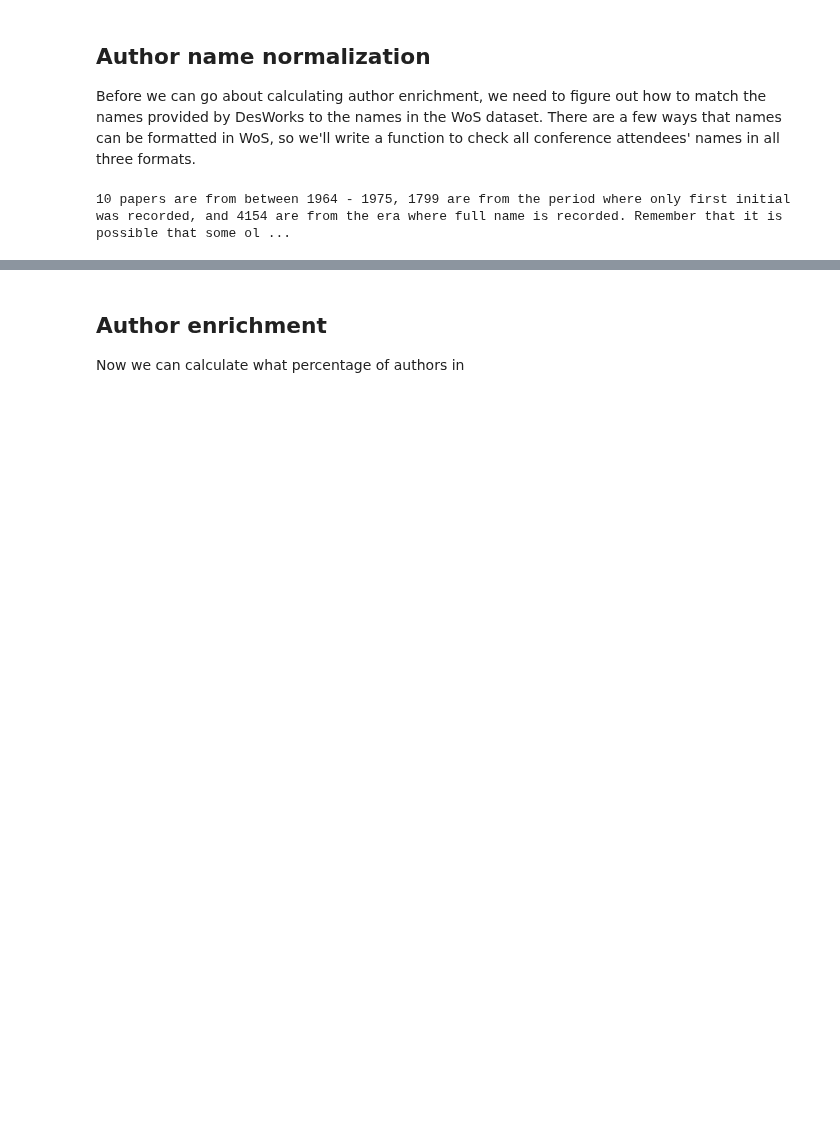
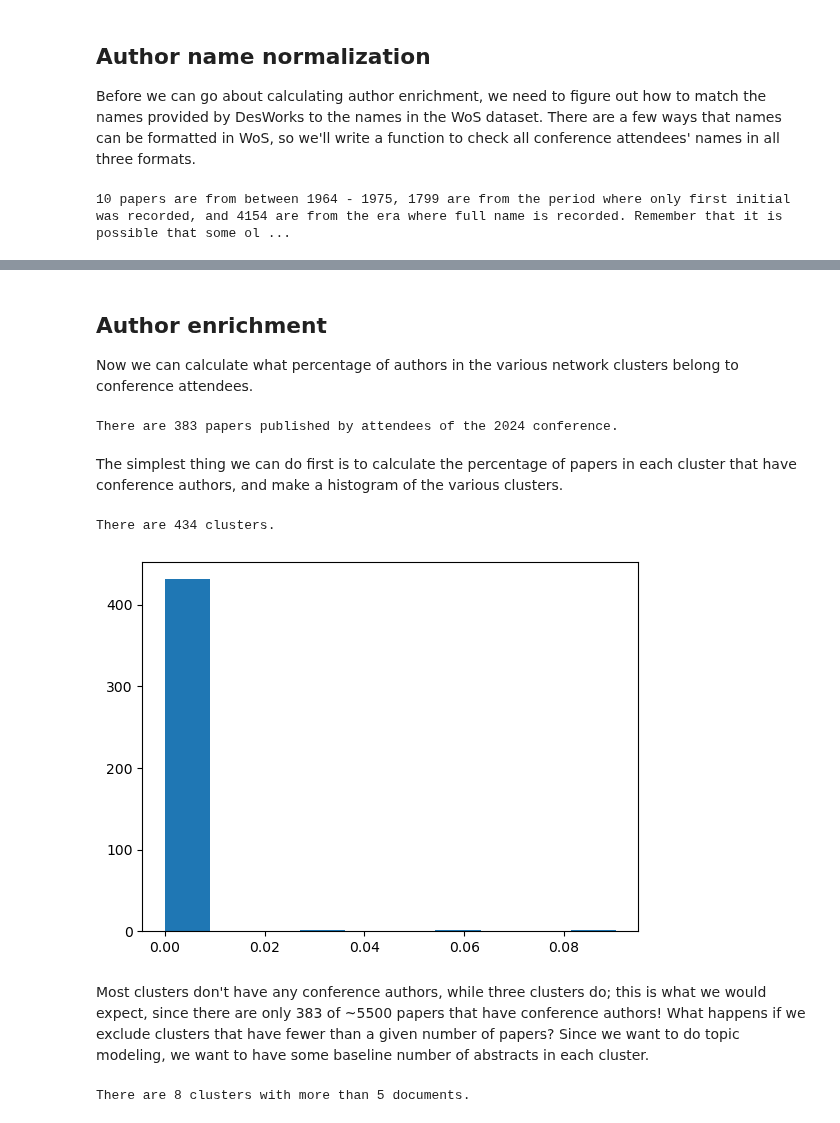
Before and after one commit to serenalotreck/desiccation-network, a Jupyter notebook: notebooks/author_enrichment.ipynb, the cells around one changed output, grey strips where cells are left out. Cells and saved outputs as stored; diff of their text form; code cells hidden in the pictures; blank space fills up the shorter version.

```diff
--- a/notebooks/author_enrichment.ipynb
+++ b/notebooks/author_enrichment.ipynb
@@ -26,0 +43,3 @@ attendees_2016.head()
+# %%
+alt_names_2024 = pd.read_excel('../data/conference_data/alternative_publishing_names_2024.xlsx')
+alt_names_2024.head()
@@ -245,0 +251,3 @@ We can common-sense check our results by looking at the authors' Google Scholar
+# %%
+alt_names_2024_processed = process_alt_names(alt_names_2024)
+conf_authors_2024 = find_author_papers(attendees_2024, data, alt_names_2024_processed)
@@ -246,3 +277,31 @@ We can common-sense check our results by looking at the authors' Google Scholar
 # %% [markdown]
 ## Author enrichment
-Now we can calculate what percentage of authors in
+Now we can calculate what percentage of authors in the various network clusters belong to conference attendees.
+# %%
+attendee_2024_paper_UIDs = [uid for author, papers in conf_authors_2024.items() for uid in papers]
+print(f'There are {len(attendee_2024_paper_UIDs)} papers published by attendees of the 2024 conference.')
+# %% [output]
+There are 383 papers published by attendees of the 2024 conference.
+# %% [markdown]
+The simplest thing we can do first is to calculate the percentage of papers in each cluster that have conference authors, and make a histogram of the various clusters.
+# %%
+print(f'There are {len(cluster_output.module_id.unique())} clusters.')
+# %% [output]
+There are 434 clusters.
+# %%
+cluster_props = {}
+for cluster_id in cluster_output.module_id.unique():
+    papers = cluster_output[cluster_output['module_id'] == cluster_id].name.tolist()
+    total_num = len(papers)
+    conf_num = 0
+    for paper in papers:
+        if paper in attendee_2024_paper_UIDs:
+            conf_num += 1
+    cluster_prop = conf_num/total_num
+    cluster_props[cluster_id] = cluster_prop
+# %%
+_ = plt.hist(cluster_props.values(), bins=10)
+# %% [output]
+[figure, added]
+# %% [markdown]
+Most clusters don't have any conference authors, while three clusters do; this is what we would expect, since there are only 383 of ~5500 papers that have conference authors! What happens if we exclude clusters that have fewer than a given number of papers? Since we want to do topic modeling, we want to have some baseline number of abstracts in each cluster.
@@ -248,0 +321,4 @@ Now we can calculate what percentage of authors in
+# %%
+print(f'There are {len(cluster_props_thresh5.keys())} clusters with more than 5 documents.')
+# %% [output]
+There are 8 clusters with more than 5 documents.
```
Also changed, not shown: parts of 18 cells of this notebook.
